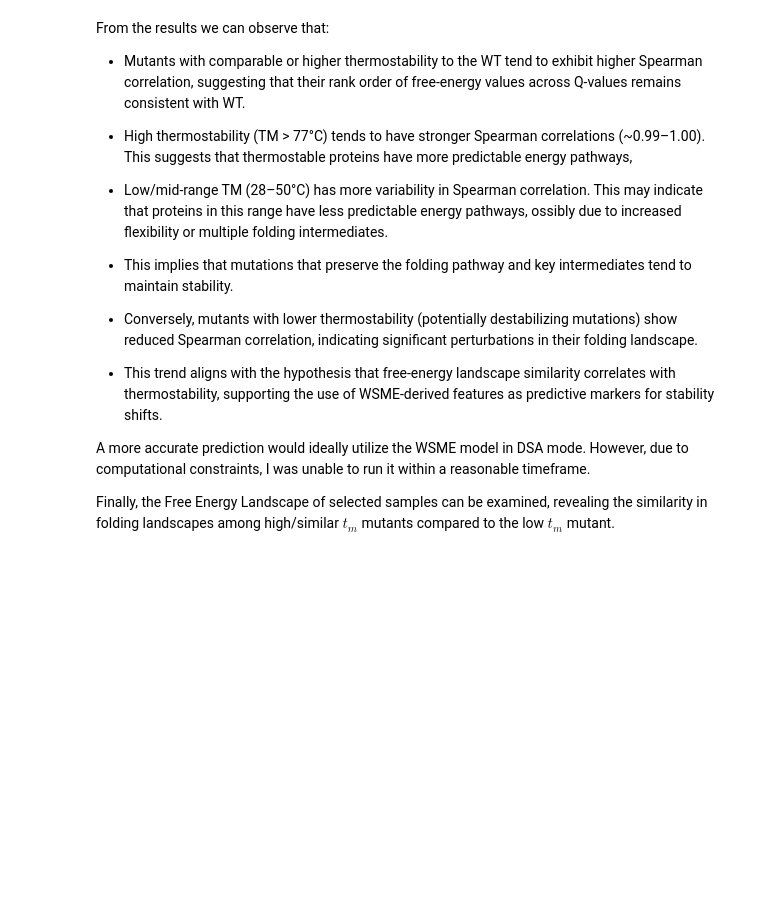
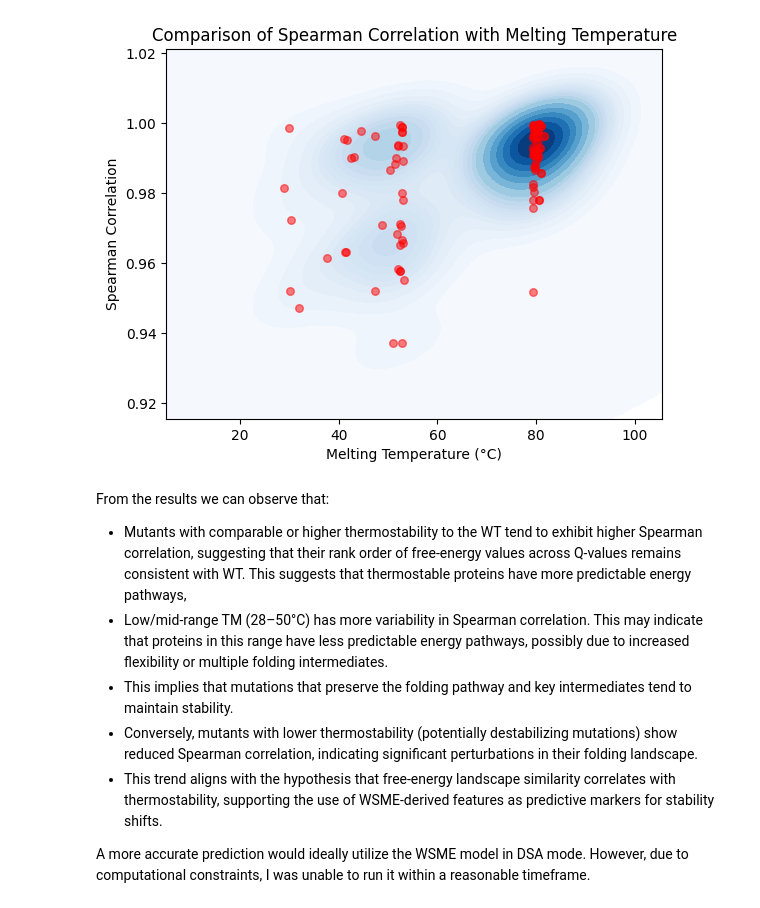
Before and after one commit to aleromualdi/WSME-ts, a Jupyter notebook: single-point-mutants.ipynb, the cells around one changed output. Cells and saved outputs as stored; diff of their text form; code cells hidden in the pictures; blank space fills up the shorter version.

```diff
--- a/single-point-mutants.ipynb
+++ b/single-point-mutants.ipynb
@@ -260,0 +278,13 @@ plt.show()
+# %%
+import seaborn as sns
+import matplotlib.pyplot as plt
+
+# Scatter plot with KDE overlay
+sns.kdeplot(x='tm', y='Spearman', data=df_similarity_sorted, cmap='Blues', fill=True, thresh=0, levels=20)
+plt.scatter(df_similarity_sorted['tm'], df_similarity_sorted['Spearman'], color='red', alpha=0.5, s=30)
+plt.title('Comparison of Spearman Correlation with Melting Temperature')
+plt.xlabel('Melting Temperature (°C)')
+plt.ylabel('Spearman Correlation')
+plt.show()
+# %% [output]
+[figure, added]
@@ -261,14 +302,9 @@ plt.show()
 # %% [markdown]
 From the results we can observe that:
-- Mutants with comparable or higher thermostability to the WT tend to exhibit higher Spearman correlation, suggesting that their rank order of free-energy values across Q-values remains consistent with WT.
-- High thermostability (TM > 77°C) tends to have stronger Spearman correlations (~0.99–1.00). This suggests that thermostable proteins have more predictable energy pathways,
-- Low/mid-range TM (28–50°C) has more variability in Spearman correlation. This may indicate that proteins in this range have less predictable energy pathways, ossibly due to increased flexibility or multiple folding intermediates.
-
+- Mutants with comparable or higher thermostability to the WT tend to exhibit higher Spearman correlation, suggesting that their rank order of free-energy values across Q-values remains consistent with WT. This suggests that thermostable proteins have more predictable energy pathways,
+- Low/mid-range TM (28–50°C) has more variability in Spearman correlation. This may indicate that proteins in this range have less predictable energy pathways, possibly due to increased flexibility or multiple folding intermediates.
 - This implies that mutations that preserve the folding pathway and key intermediates tend to maintain stability.
 - Conversely, mutants with lower thermostability (potentially destabilizing mutations) show reduced Spearman correlation, indicating significant perturbations in their folding landscape.
 - This trend aligns with the hypothesis that free-energy landscape similarity correlates with thermostability, supporting the use of WSME-derived features as predictive markers for stability shifts.
 
 A more accurate prediction would ideally utilize the WSME model in DSA mode. However, due to computational constraints, I was unable to run it within a reasonable timeframe.
-
-
-Finally, the Free Energy Landscape of selected samples can be examined, revealing the similarity in folding landscapes among high/similar $t_m$ mutants compared to the low $t_m$ mutant.
```
Also changed, not shown: parts of 23 cells of this notebook, 8 other files.
